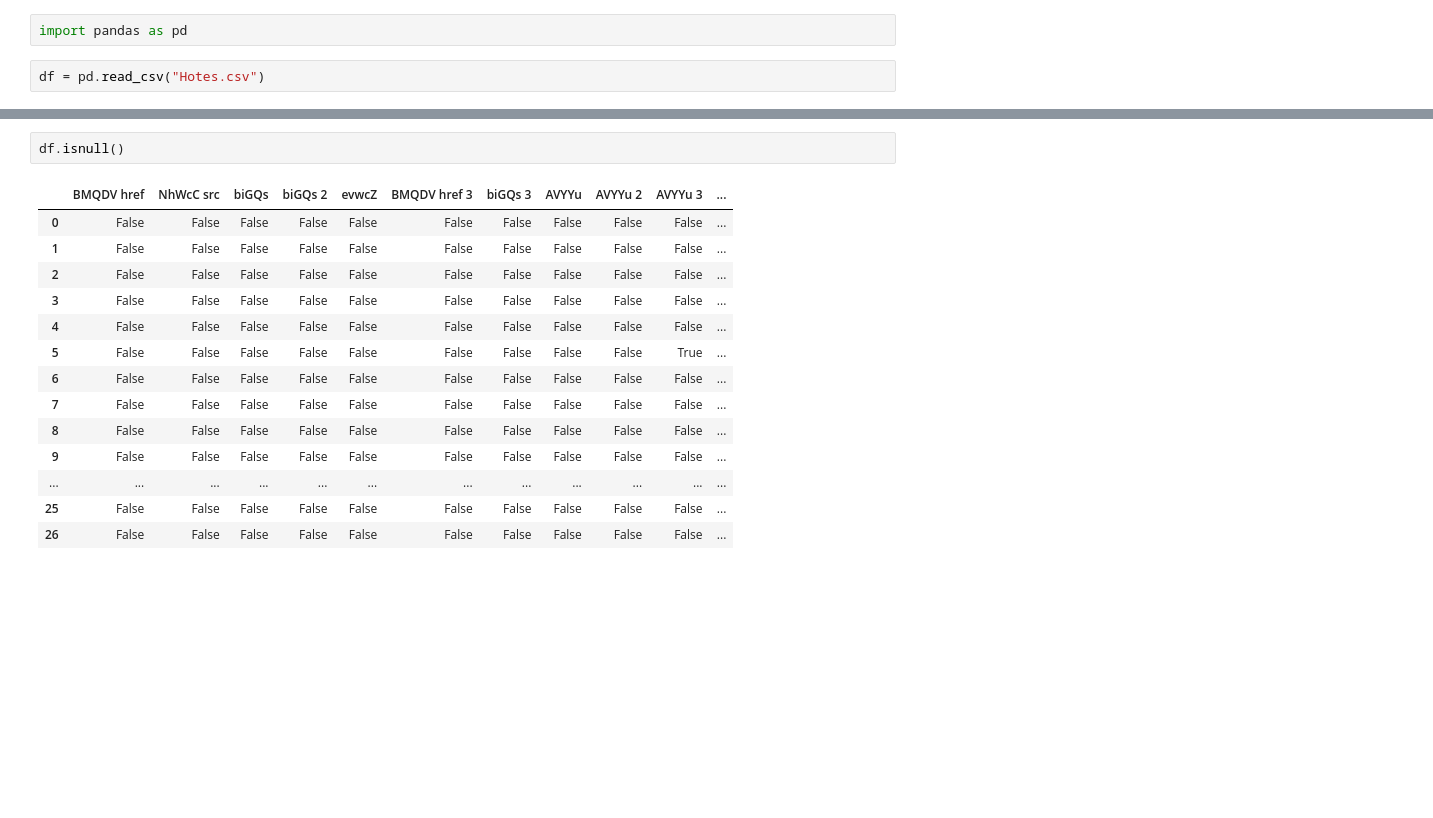
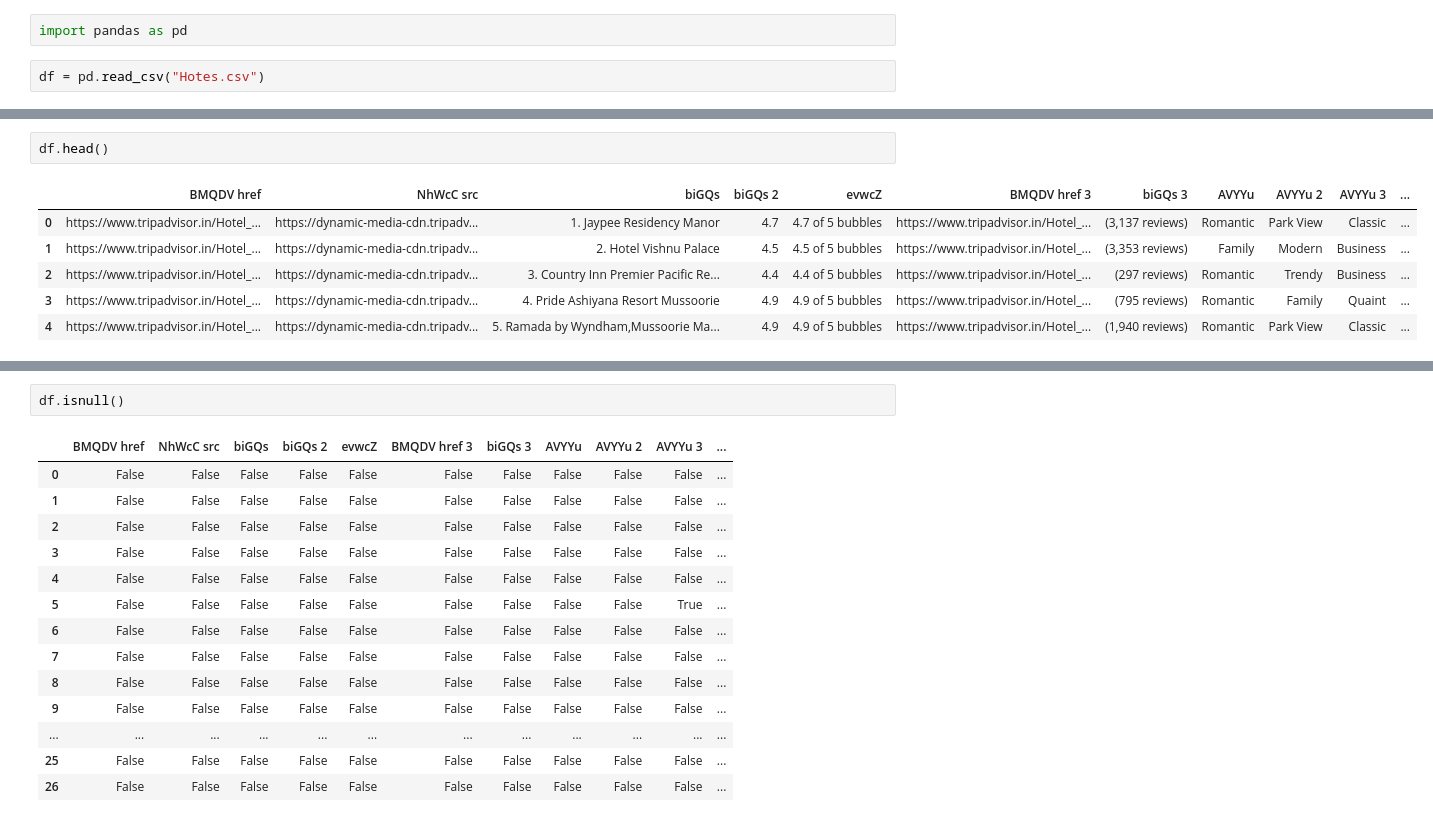
Before and after one commit to Devendrakumawat8089/pandas, a Jupyter notebook: Pandas_Rev.ipynb, the cells around one changed output, grey strips where cells are left out. Cells and saved outputs as stored; diff of their text form; blank space fills up the shorter version.

```diff
--- a/Pandas_Rev.ipynb
+++ b/Pandas_Rev.ipynb
@@ -26,3 +26,12 @@ df
 | 27 | https://www.tripadvisor.in/Hotel_... | https://dynamic-media-cdn.tripadv... | 28. Tree of Life Highlands, Lando... | 4.7 | 4.7 of 5 bubbles | https://www.tripadvisor.in/Hotel_... | (201 reviews) | Romantic | Quaint | Mid-range | ... |
 | 28 | https://www.tripadvisor.in/Hotel_... | https://dynamic-media-cdn.tripadv... | 29. Royal Orchid Fort Resort | 4.8 | 4.8 of 5 bubbles | https://www.tripadvisor.in/Hotel_... | (3,208 reviews) | Romantic | City View | Modern | ... |
 | 29 | https://www.tripadvisor.in/Hotel_... | https://dynamic-media-cdn.tripadv... | 30. Hotel Highland By DLS Hotels | 4.7 | 4.7 of 5 bubbles | https://www.tripadvisor.in/Hotel_... | (445 reviews) | Romantic | Boutique | Great View | ... |
+# %%
+df.head()
+# %% [output]
+|  | BMQDV href | NhWcC src | biGQs | biGQs 2 | evwcZ | BMQDV href 3 | biGQs 3 | AVYYu | AVYYu 2 | AVYYu 3 | ... |
+| 0 | https://www.tripadvisor.in/Hotel_... | https://dynamic-media-cdn.tripadv... | 1. Jaypee Residency Manor | 4.7 | 4.7 of 5 bubbles | https://www.tripadvisor.in/Hotel_... | (3,137 reviews) | Romantic | Park View | Classic | ... |
+| 1 | https://www.tripadvisor.in/Hotel_... | https://dynamic-media-cdn.tripadv... | 2. Hotel Vishnu Palace | 4.5 | 4.5 of 5 bubbles | https://www.tripadvisor.in/Hotel_... | (3,353 reviews) | Family | Modern | Business | ... |
+| 2 | https://www.tripadvisor.in/Hotel_... | https://dynamic-media-cdn.tripadv... | 3. Country Inn Premier Pacific Re... | 4.4 | 4.4 of 5 bubbles | https://www.tripadvisor.in/Hotel_... | (297 reviews) | Romantic | Trendy | Business | ... |
+| 3 | https://www.tripadvisor.in/Hotel_... | https://dynamic-media-cdn.tripadv... | 4. Pride Ashiyana Resort Mussoorie | 4.9 | 4.9 of 5 bubbles | https://www.tripadvisor.in/Hotel_... | (795 reviews) | Romantic | Family | Quaint | ... |
+| 4 | https://www.tripadvisor.in/Hotel_... | https://dynamic-media-cdn.tripadv... | 5. Ramada by Wyndham,Mussoorie Ma... | 4.9 | 4.9 of 5 bubbles | https://www.tripadvisor.in/Hotel_... | (1,940 reviews) | Romantic | Park View | Classic | ... |
```
Also changed, not shown: parts of 10 cells of this notebook.
